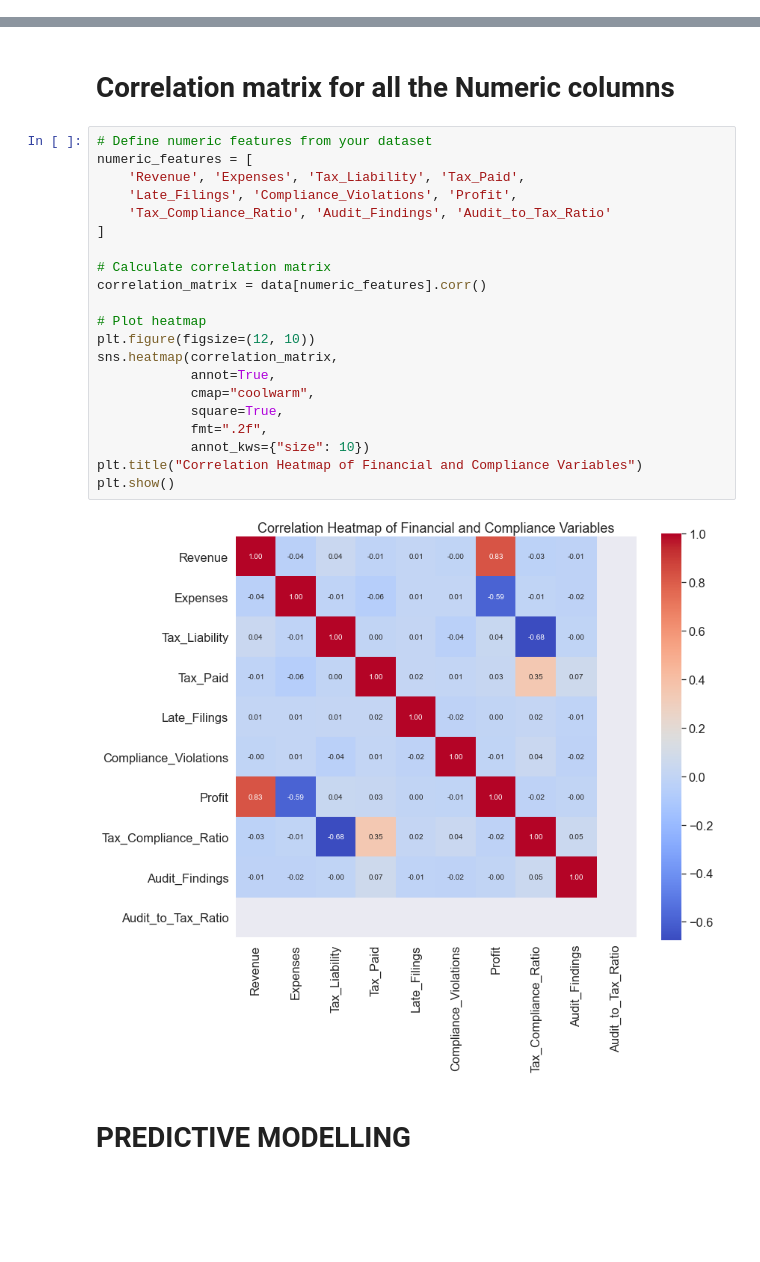
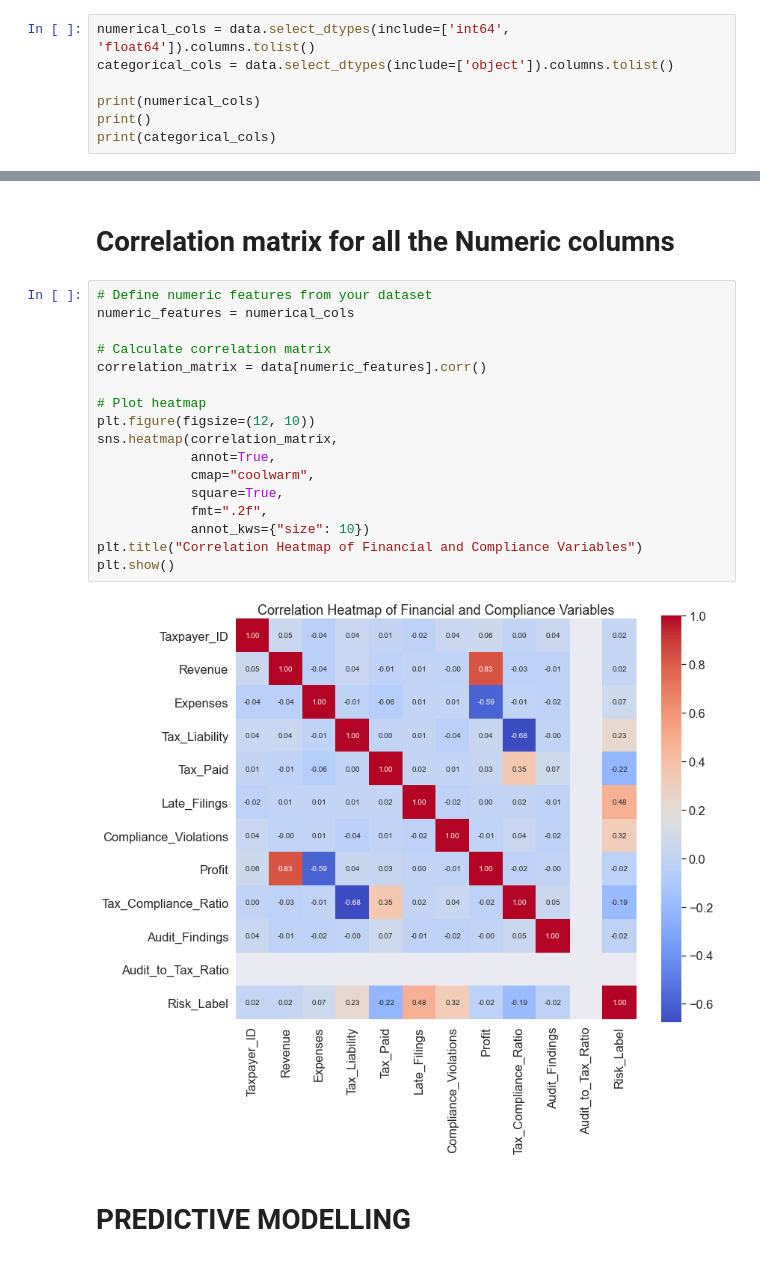
Before and after one commit to Harriet-ngomo/Taxpayer-Risk-Classification, a Jupyter notebook: index.ipynb, the cells around one changed output, grey strips where cells are left out. Saved outputs shown, nothing was run; the diff lists cells and outputs as text; blank space fills up the shorter version.

```diff
--- a/index.ipynb
+++ b/index.ipynb
@@ -353,0 +356,7 @@ plt.show()
+# %%
+numerical_cols = data.select_dtypes(include=['int64', 'float64']).columns.tolist()
+categorical_cols = data.select_dtypes(include=['object']).columns.tolist()
+
+print(numerical_cols)
+print()
+print(categorical_cols)
@@ -355,27 +380,23 @@ plt.show()
 # Correlation matrix for all the Numeric columns
 # %%
 # Define numeric features from your dataset
-numeric_features = [
-    'Revenue', 'Expenses', 'Tax_Liability', 'Tax_Paid',
-    'Late_Filings', 'Compliance_Violations', 'Profit',
-    'Tax_Compliance_Ratio', 'Audit_Findings', 'Audit_to_Tax_Ratio'
-]
+numeric_features = numerical_cols
 
 # Calculate correlation matrix
 correlation_matrix = data[numeric_features].corr()
 
 # Plot heatmap
 plt.figure(figsize=(12, 10))
 sns.heatmap(correlation_matrix,
             annot=True,
             cmap="coolwarm",
             square=True,
             fmt=".2f",
             annot_kws={"size": 10})
 plt.title("Correlation Heatmap of Financial and Compliance Variables")
 plt.show()
 # %% [output]
-[figure, old version]
+[figure, new version]
 # %% [markdown]
 # PREDICTIVE MODELLING
 # %% [markdown]
```
Also changed, not shown: parts of 6 cells of this notebook.
